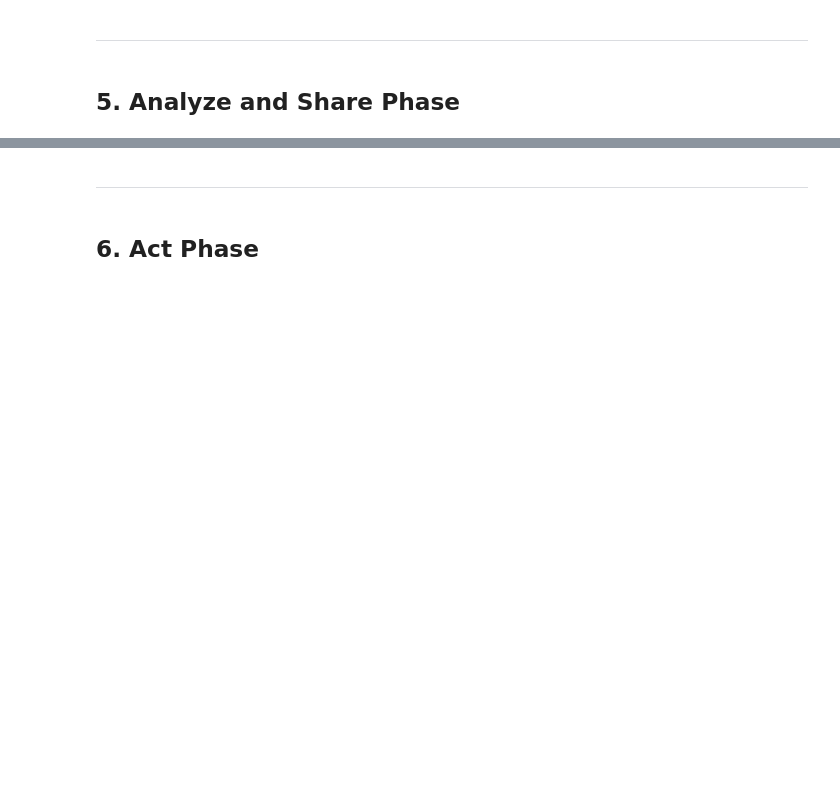
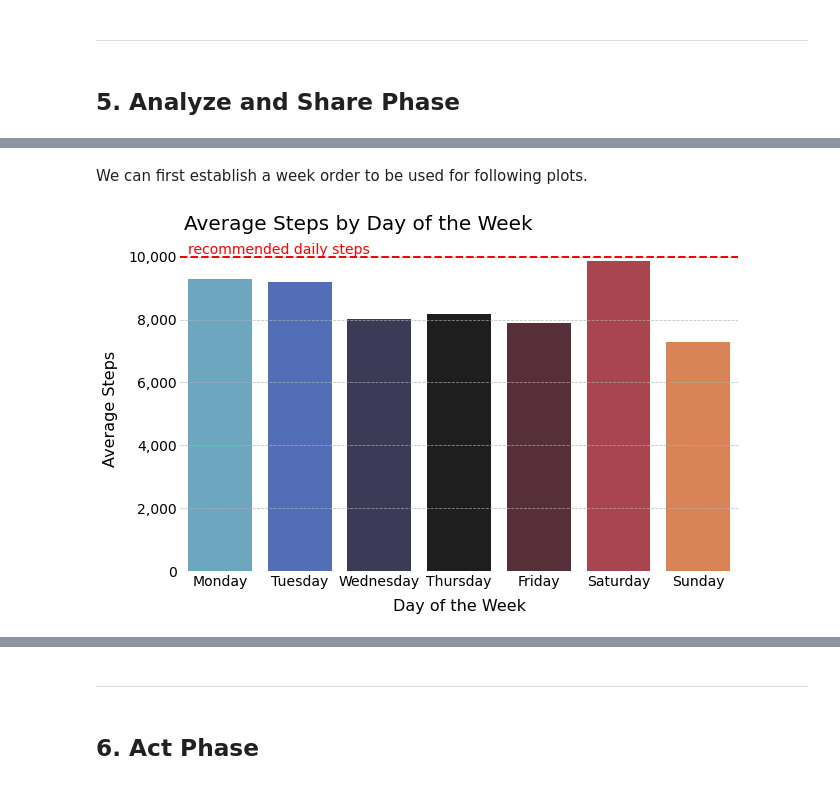
Before and after one commit to fahm1/portfolio, a Jupyter notebook: portfolio-book/_build/jupyter_execute/bellabeat_case_study/bellabeat_analysis.ipynb, the cells around one changed output, grey strips where cells are left out. Drawn from its saved outputs; the diff is of its cells as text; code cells hidden in the pictures; blank space fills up the shorter version.

```diff
--- a/portfolio-book/_build/jupyter_execute/bellabeat_case_study/bellabeat_analysis.ipynb
+++ b/portfolio-book/_build/jupyter_execute/bellabeat_case_study/bellabeat_analysis.ipynb
@@ -455,0 +515,4 @@ text
+# %%
+df_day_activity_sleep['day_of_week'] = df_day_activity_sleep['date'].dt.day_name()
+df_hour_steps_calories['day_of_week'] = df_hour_steps_calories['date_time'].dt.day_name()
+df_min_sleep['day_of_week'] = df_min_sleep['date_time'].dt.day_name()
@@ -460,0 +681,29 @@ text
+# %% [markdown]
+We can first establish a week order to be used for following plots.
+# %%
+WEEK_ORDER = ['Monday', 'Tuesday', 'Wednesday', 'Thursday', 'Friday', 'Saturday', 'Sunday']
+# %%
+fig, ax = plt.subplots(figsize=(12, 8), facecolor='w')
+plt.rcParams.update({'font.size': 14})
+
+sns.barplot(
+            data=df_day_activity_sleep, x='day_of_week', y='TotalSteps',
+            order=WEEK_ORDER, palette='icefire', ci=None
+            )
+plt.text(x=-0.4, y=10_100, s='recommended daily steps',
+         color='red', ha='left')
+plt.axhline(y=10_000, color='red', linestyle='--', linewidth=2)
+
+ax.set_xlabel('Day of the Week', fontsize=16, labelpad=10)
+ax.set_ylabel('Average Steps', fontsize=16, labelpad=10)
+# ax.set_yticklabels(['{:,.0f}'.format(x) for x in ax.get_yticks()])
+ax.yaxis.set_major_formatter(mpl.ticker.StrMethodFormatter('{x:,.0f}'))
+ax.tick_params(axis='both', size=0)
+
+ax.grid(axis='y', linestyle='--', alpha=0.8)
+sns.despine(bottom=True, left=True)
+fig.suptitle('Average Steps by Day of the Week',
+             fontsize=20, x=0.13, y=0.95, ha='left')
+plt.show()
+# %% [output]
+[figure, added]
```
Also changed, not shown: parts of 90 cells of this notebook, 48 other files.
